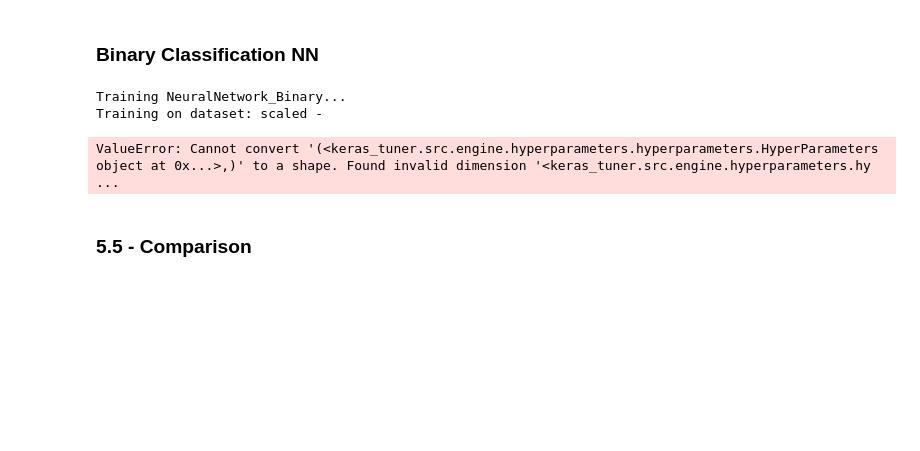
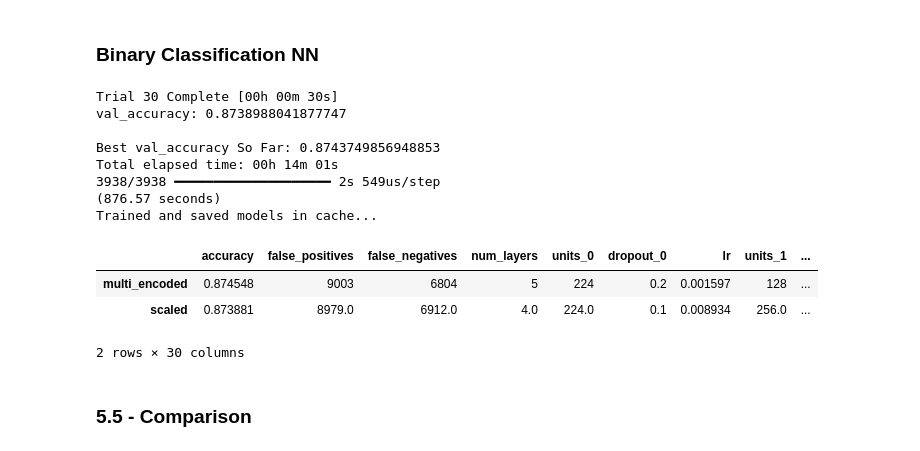
Before and after one commit to Muten-Roshi-Sama/MachineLearningLabs_4eiai40, a Jupyter notebook: Project2026/failure_prediction.ipynb, the cells around one changed output. Cells and saved outputs as stored; diff of their text form; code cells hidden in the pictures; blank space fills up the shorter version.

```diff
--- a/Project2026/failure_prediction.ipynb
+++ b/Project2026/failure_prediction.ipynb
@@ -2719,7 +3128,7 @@ def build_binary_model(hp, input_dim):
 
     model.add(layers.BatchNormalization())
 
-    for i in range(hp.Int("num_layers", 1, 4)):
+    for i in range(hp.Int("num_layers", 1, 10)):
         model.add(layers.Dense(
             units=hp.Int(f"units_{i}", 32, 256, step=32),
             activation="relu"
@@ -2789,42 +3198,51 @@ def train_binary_neural_network_dataset(dataset, y_train, y_valid, name="nn"):
 
     return model, preds, res
 # %%
-forceRetrain = False
+forceRetrain = True
 
 datasets_to_train = {
     # "single_encoded": dataset["single_encoded"],
-    # "multi_encoded": dataset["multi_encoded"],
+    "multi_encoded": dataset["multi_encoded"],
     "scaled": dataset["scaled"],
 
     # # # Feature-drop datasets
     # "aggressive": dataset_drop["aggressive"],
     # "core": dataset_drop["core"],
     # "ethical": dataset_drop["ethical"],
     # "no_gender": dataset_drop["no_gender"],
 }
 
 NN_results = train_or_load_cache(
     "NeuralNetwork_Binary",
     datasets_to_train,
     train_binary_neural_network_dataset,
     forceRetrain=forceRetrain
 )
 
 # Display dataframe here, with all metrics and hyperparams
 NN_df = pd.DataFrame({
     name: {
         "accuracy": data["res"]["accuracy"],
         "false_positives": data["res"]["false_positives"],
         "false_negatives": data["res"]["false_negatives"],
 
         # unpack hyperparameters
         **data["res"]["hyperparams"]
     }
     for name, data in NN_results.items()
 }).T
 
 display(NN_df.sort_values("accuracy", ascending=False))
 # %% [output]
-Training NeuralNetwork_Binary...
-Training on dataset: scaled -
+Trial 30 Complete [00h 00m 30s]
+val_accuracy: 0.8738988041877747
+
+Best val_accuracy So Far: 0.8743749856948853
+Total elapsed time: 00h 14m 01s
+3938/3938 ━━━━━━━━━━━━━━━━━━━━ 2s 549us/step
+(876.57 seconds)
+Trained and saved models in cache...
+|  | accuracy | false_positives | false_negatives | num_layers | units_0 | dropout_0 | lr | units_1 | ... |
+| multi_encoded | 0.874548 | 9003 | 6804 | 5 | 224 | 0.2 | 0.001597 | 128 | ... |
+| scaled | 0.873881 | 8979.0 | 6912.0 | 4.0 | 224.0 | 0.1 | 0.008934 | 256.0 | ... |
-ValueError: Cannot convert '(<keras_tuner.src.engine.hyperparameters.hyperparameters.HyperParameters object at 0x...>,)' to a shape. Found invalid dimension '<keras_tuner.src.engine.hyperparameters.hy ...
+2 rows × 30 columns
```
Also changed, not shown: parts of 21 cells of this notebook.
